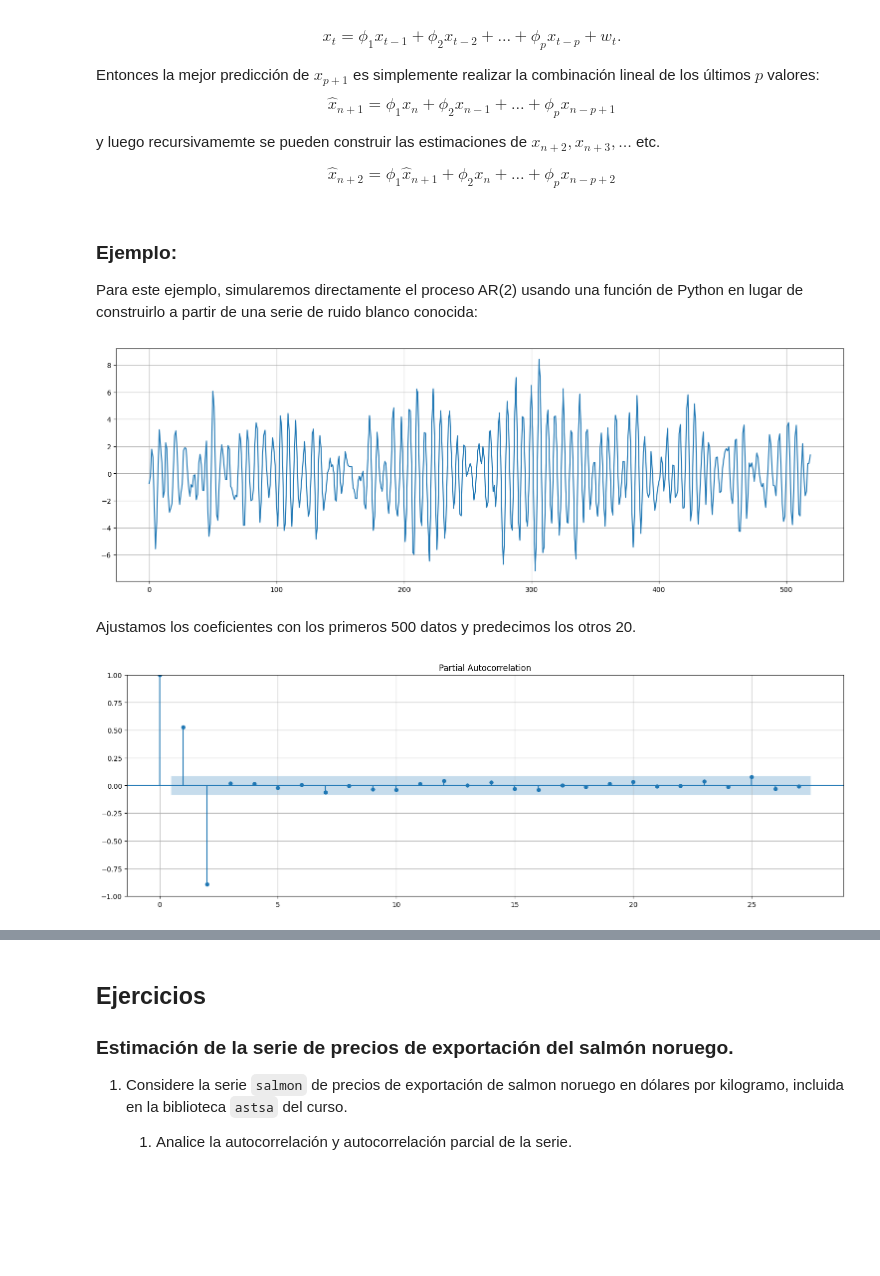
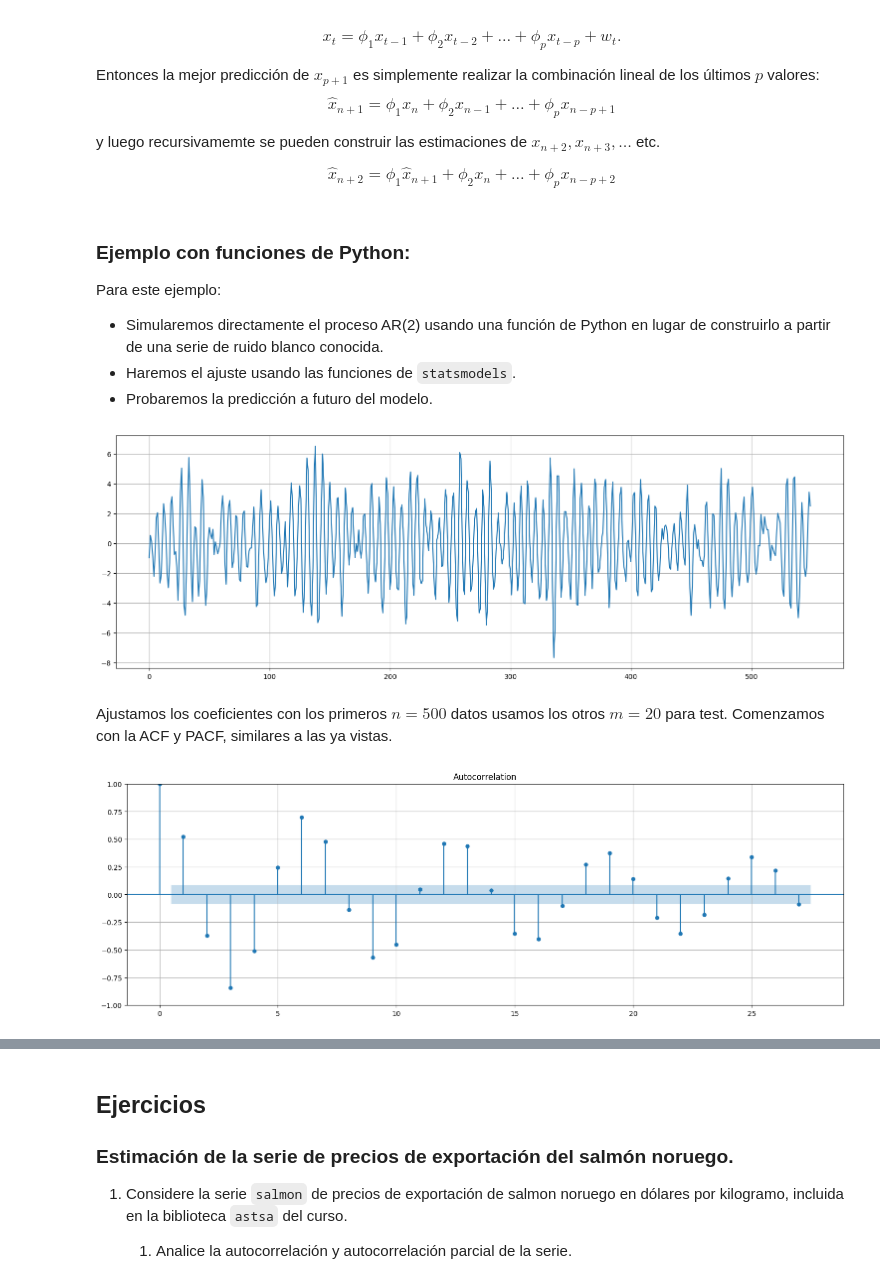
Before and after one commit to aferragu/curso_series_temporales, a Jupyter notebook: 3- Modelos ARMA y ARIMA/Modelos autorregresivos y autocorrelacion parcial.ipynb, the cells around one changed output, grey strips where cells are left out. Saved outputs shown, nothing was run; the diff lists cells and outputs as text; code cells hidden in the pictures; blank space fills up the shorter version.

```diff
--- a/3- Modelos ARMA y ARIMA/Modelos autorregresivos y autocorrelacion parcial.ipynb
+++ b/3- Modelos ARMA y ARIMA/Modelos autorregresivos y autocorrelacion parcial.ipynb
@@ -496,31 +499,35 @@ y luego recursivamemte se pueden construir las estimaciones de $x_{n+2},x_{n+3},
 
 $$\hat{x}_{n+2} = \phi_1 \hat{x}_{n+1} + \phi_2 x_{n} + \ldots + \phi_p x_{n-p+2}$$
 # %% [markdown]
-### Ejemplo:
+### Ejemplo con funciones de Python:
 
-Para este ejemplo, simularemos directamente el proceso AR(2) usando una función de Python en lugar de construirlo a partir de una serie de ruido blanco conocida:
+Para este ejemplo:
+ * Simularemos directamente el proceso AR(2) usando una función de Python en lugar de construirlo a partir de una serie de ruido blanco conocida.
+ * Haremos el ajuste usando las funciones de `statsmodels`.
+ * Probaremos la predicción a futuro del modelo.
 # %%
 ##Simulamos un AR(2) usando ahora la función propia de statsmodels
 from statsmodels.tsa.arima_process import arma_generate_sample
 
 #primer parámetro: coeficientes autorregresivos. Segundo parámetro: coeficientes de media móvil
 #Para el AR puro este segundo parámetro es 1
 #El tercer parámetro es la cantidad de muestras.
 n=500; #train
-m=20; #test
+m=50; #test
 x=arma_generate_sample([1,-1,.9],[1],n+m)
 
 #lo transformo en una serie para poder hacer shift
 x=pd.Series(x)
 x.plot();
 # %% [output]
-[figure, old version]
+[figure, new version]
 # %% [markdown]
-Ajustamos los coeficientes con los primeros 500 datos y predecimos los otros 20.
+Ajustamos los coeficientes con los primeros $n=500$ datos usamos los otros $m=20$ para test. Comenzamos con la ACF y PACF, similares a las ya vistas.
 # %%
-## Recorto la serie
+## Recorto la serie en train y test
 x_train = x.iloc[0:n]
-## Chequeo la PACF
-plot_pacf(x_train);
+x_test = x.loc[n:]
+## Chequeo la ACF
+plot_acf(x_train, bartlett_confint=False);
 # %% [output]
-[figure, old version]
+[figure, new version]
```
Also changed, not shown: parts of 57 cells of this notebook, 6 other files.
